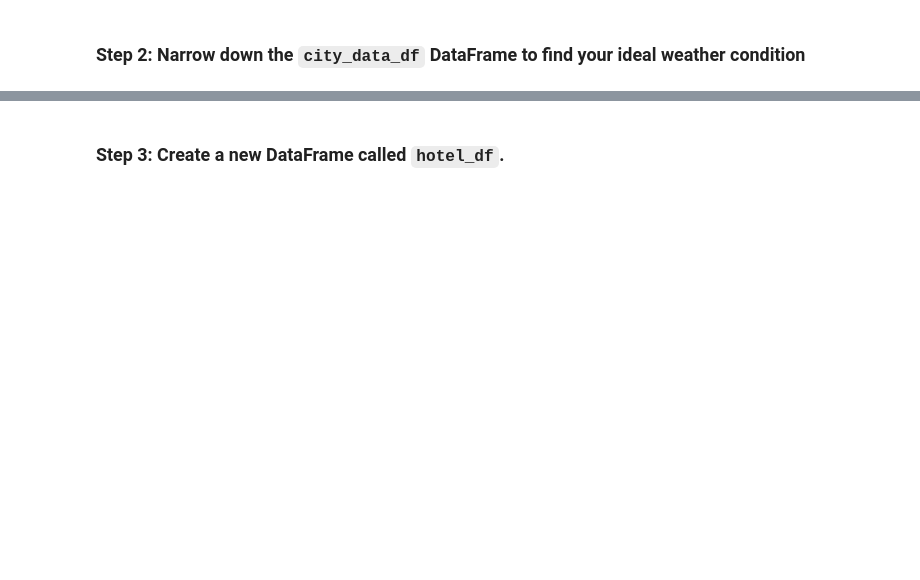
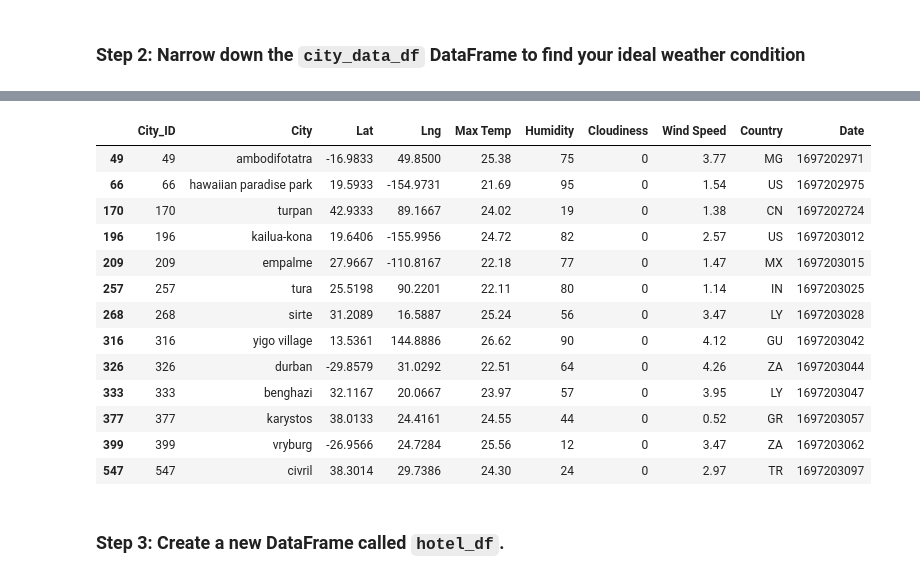
Before and after one commit to Expopanda/Python_API_Challenge, a Jupyter notebook: VacationPy/VacationPy.ipynb, the cells around one changed output, grey strips where cells are left out. Saved outputs shown, nothing was run; the diff lists cells and outputs as text; code cells hidden in the pictures; blank space fills up the shorter version.

```diff
--- a/VacationPy/VacationPy.ipynb
+++ b/VacationPy/VacationPy.ipynb
@@ -73,3 +57,32 @@ city_data_df.head()
+# %%
+# Narrow down cities that fit criteria and drop any results with null values
+ideal_temp = (21,27)
+ideal_windspeed = (0, 4.5)
+max_cloudiness = 0
+
+ideal_weather = city_data_df[
+    (city_data_df["Max Temp"].between(ideal_temp[0], ideal_temp[1])) &
+    (city_data_df["Wind Speed"].between(ideal_windspeed[0], ideal_windspeed[1])) &
+    (city_data_df['Cloudiness'].fillna(0) <= max_cloudiness)
+].dropna()
+
+# Display sample data
+ideal_weather
+# %% [output]
+|  | City_ID | City | Lat | Lng | Max Temp | Humidity | Cloudiness | Wind Speed | Country | Date |
+| 49 | 49 | ambodifotatra | -16.9833 | 49.8500 | 25.38 | 75 | 0 | 3.77 | MG | 1697202971 |
+| 66 | 66 | hawaiian paradise park | 19.5933 | -154.9731 | 21.69 | 95 | 0 | 1.54 | US | 1697202975 |
+| 170 | 170 | turpan | 42.9333 | 89.1667 | 24.02 | 19 | 0 | 1.38 | CN | 1697202724 |
+| 196 | 196 | kailua-kona | 19.6406 | -155.9956 | 24.72 | 82 | 0 | 2.57 | US | 1697203012 |
+| 209 | 209 | empalme | 27.9667 | -110.8167 | 22.18 | 77 | 0 | 1.47 | MX | 1697203015 |
+| 257 | 257 | tura | 25.5198 | 90.2201 | 22.11 | 80 | 0 | 1.14 | IN | 1697203025 |
+| 268 | 268 | sirte | 31.2089 | 16.5887 | 25.24 | 56 | 0 | 3.47 | LY | 1697203028 |
+| 316 | 316 | yigo village | 13.5361 | 144.8886 | 26.62 | 90 | 0 | 4.12 | GU | 1697203042 |
+| 326 | 326 | durban | -29.8579 | 31.0292 | 22.51 | 64 | 0 | 4.26 | ZA | 1697203044 |
+| 333 | 333 | benghazi | 32.1167 | 20.0667 | 23.97 | 57 | 0 | 3.95 | LY | 1697203047 |
+| 377 | 377 | karystos | 38.0133 | 24.4161 | 24.55 | 44 | 0 | 0.52 | GR | 1697203057 |
+| 399 | 399 | vryburg | -26.9566 | 24.7284 | 25.56 | 12 | 0 | 3.47 | ZA | 1697203062 |
+| 547 | 547 | civril | 38.3014 | 29.7386 | 24.30 | 24 | 0 | 2.97 | TR | 1697203097 |
 # %% [markdown]
 ### Step 3: Create a new DataFrame called `hotel_df`.
 # %%
```
Also changed, not shown: parts of 8 cells of this notebook, 13 other files.
